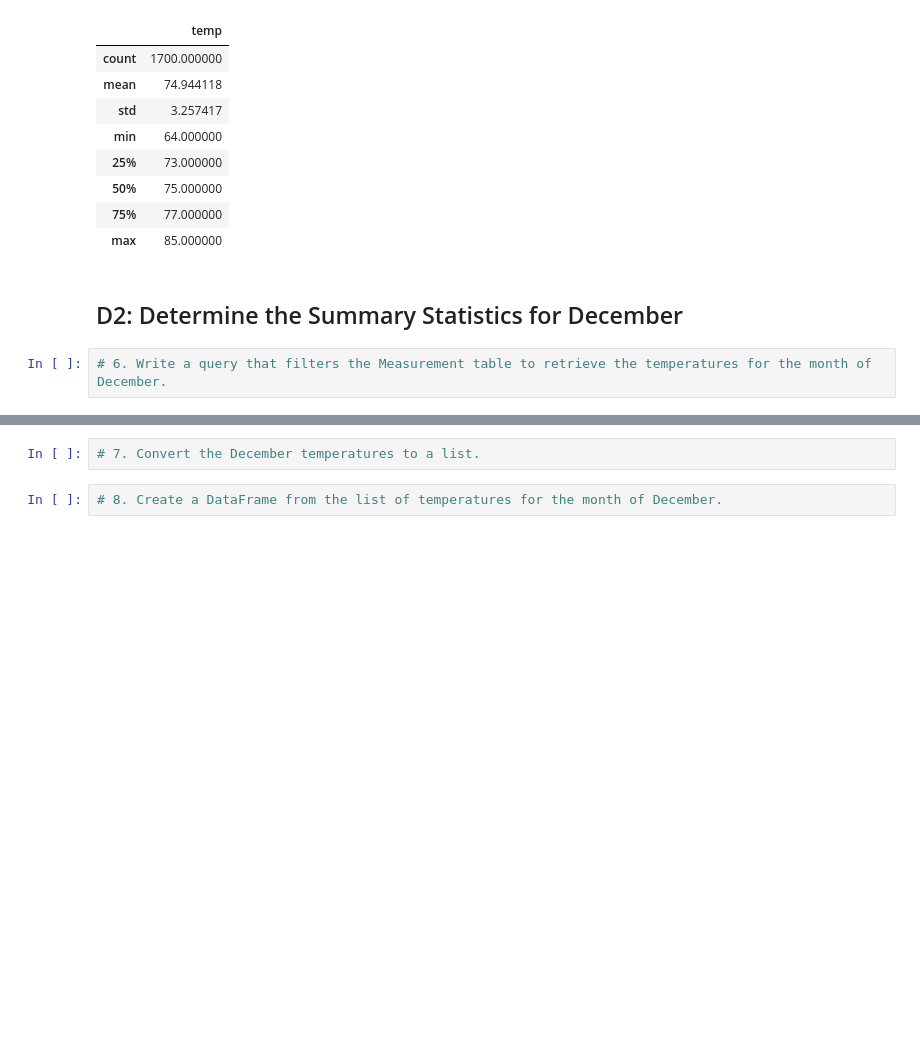
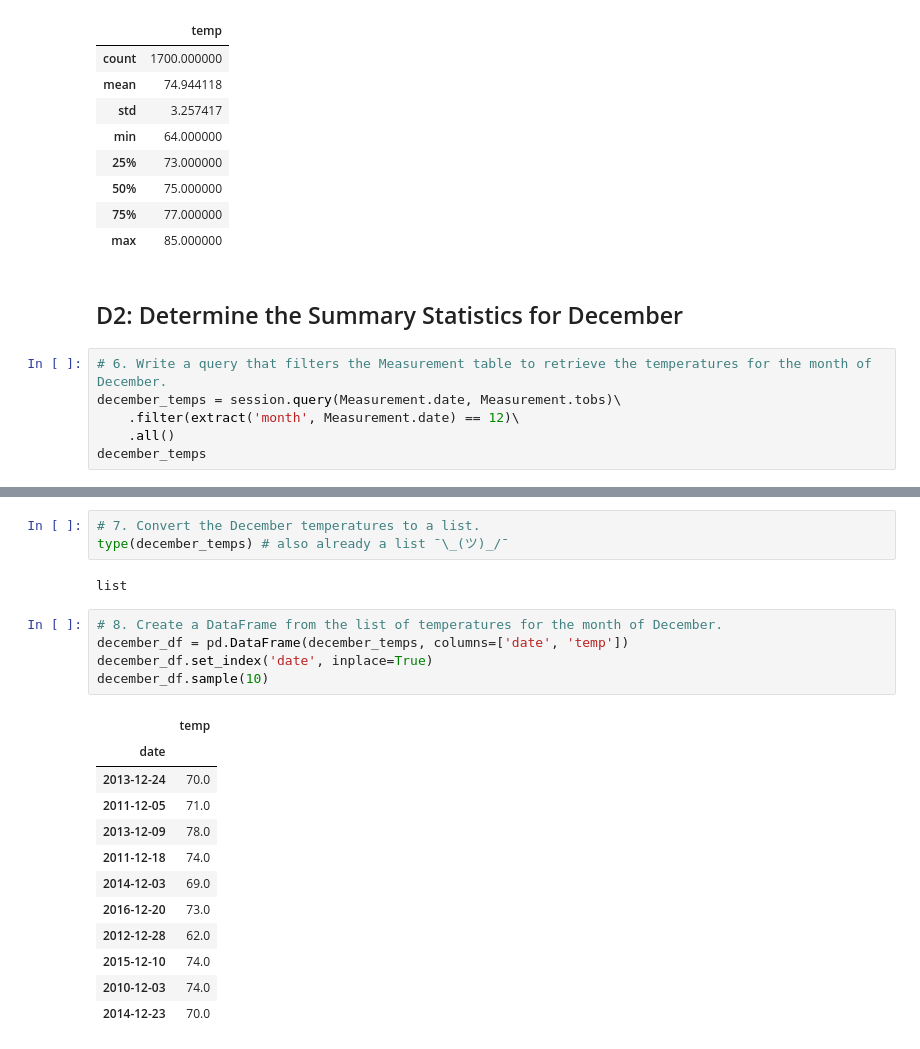
Before and after one commit to aufdemarbeitsmarkt/surfs_up, a Jupyter notebook: SurfsUp_Challenge.ipynb, the cells around one changed output, grey strips where cells are left out. Saved outputs shown, nothing was run; the diff lists cells and outputs as text; blank space fills up the shorter version.

```diff
--- a/SurfsUp_Challenge.ipynb
+++ b/SurfsUp_Challenge.ipynb
@@ -89,3 +91,7 @@ df.describe()
 ## D2: Determine the Summary Statistics for December
 # %%
 # 6. Write a query that filters the Measurement table to retrieve the temperatures for the month of December.
+december_temps = session.query(Measurement.date, Measurement.tobs)\
+    .filter(extract('month', Measurement.date) == 12)\
+    .all()
+december_temps
@@ -92,6 +116,25 @@ df.describe()
 # %%
 # 7. Convert the December temperatures to a list.
+type(december_temps) # also already a list ¯\_(ツ)_/¯
+# %% [output]
+list
 # %%
 # 8. Create a DataFrame from the list of temperatures for the month of December.
+december_df = pd.DataFrame(december_temps, columns=['date', 'temp'])
+december_df.set_index('date', inplace=True)
+december_df.sample(10)
+# %% [output]
+|  | temp |
+| date |  |
+| 2013-12-24 | 70.0 |
+| 2011-12-05 | 71.0 |
+| 2013-12-09 | 78.0 |
+| 2011-12-18 | 74.0 |
+| 2014-12-03 | 69.0 |
+| 2016-12-20 | 73.0 |
+| 2012-12-28 | 62.0 |
+| 2015-12-10 | 74.0 |
+| 2010-12-03 | 74.0 |
+| 2014-12-23 | 70.0 |
 # %%
 # 9. Calculate and print out the summary statistics for the Decemeber temperature DataFrame.
```
Also changed, not shown: parts of 8 cells of this notebook, 6 other files.
